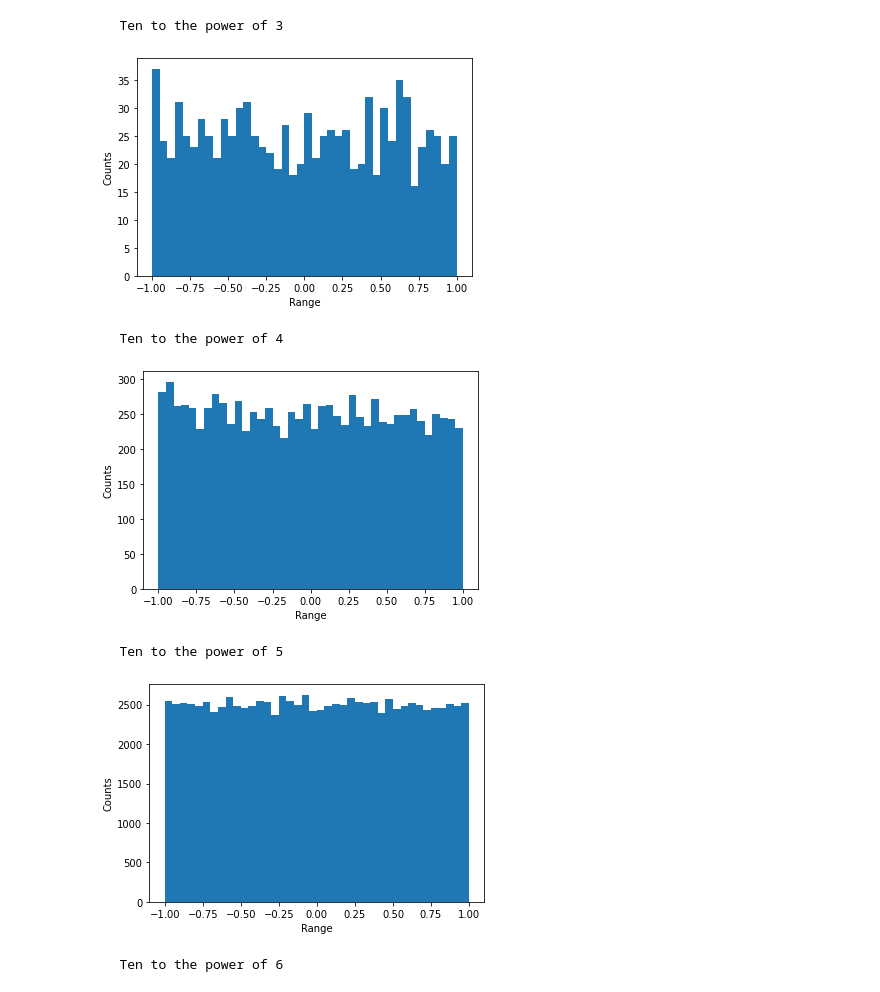
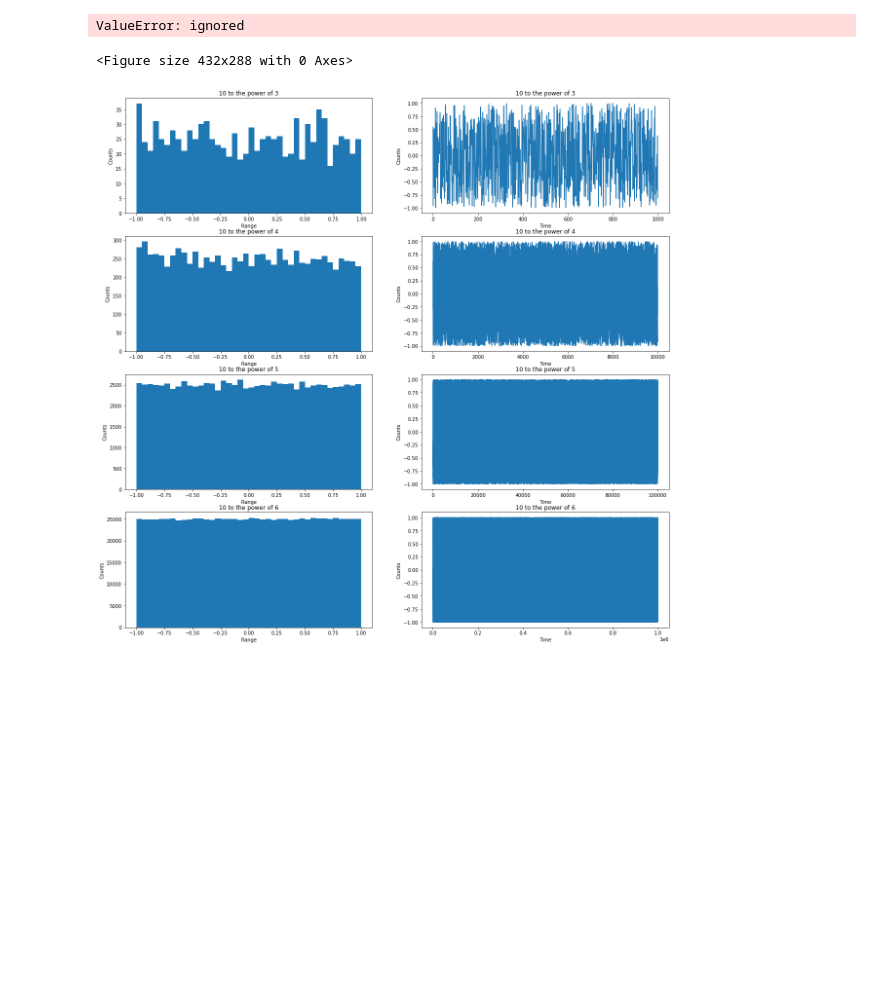
Before and after one commit to ppaetz/MRCA, a Jupyter notebook: noise_filtering.ipynb, the cells around one changed output. Cells and saved outputs as stored; diff of their text form; code cells hidden in the pictures; blank space fills up the shorter version.

```diff
--- a/noise_filtering.ipynb
+++ b/noise_filtering.ipynb
@@ -12,25 +12,31 @@ import pandas as pd
 # Fix the seed for reproducibility of the result
 np.random.seed(10)
 # %%
+from inspect import indentsize
 # TASK 1.2.1
-# Draw samples from uniform distribution
-power = [3, 4, 5, 6]
+fig = plt.figure()
+fig = plt.figure(figsize=(20, 20))
+id = 0
+
+power = [3, 4, 5, 6, 7]
 for i in power:
-  print("   Ten to the power of " + str(i))
   x = 10**i
   uni = np.random.uniform(-1.0, 1.0, x)
-  plt.hist(uni, bins = 40)
+
+  id +=1
+  ax = fig.add_subplot(4, 2, id)
+  ax.hist(uni, bins = 40)
+  plt.title("10 to the power of " + str(i))
   plt.ylabel("Counts")
   plt.xlabel("Range")
 
-# Plot histogram
-  plt.show()
-  print("\n")
+  id +=1
+  ax = fig.add_subplot(4, 2, id)
+  ax.plot(uni)
+  plt.title("10 to the power of " + str(i))
+  plt.ylabel("Counts")
+  plt.xlabel("Time")
 # %% [output]
-   Ten to the power of 3
+ValueError: ignored
+<Figure size 432x288 with 0 Axes>
-[figure, old version]
+[figure, new version]
-   Ten to the power of 4
-[figure, removed]
-   Ten to the power of 5
-[figure, removed]
-   Ten to the power of 6
```
Also changed, not shown: parts of 3 cells of this notebook.
